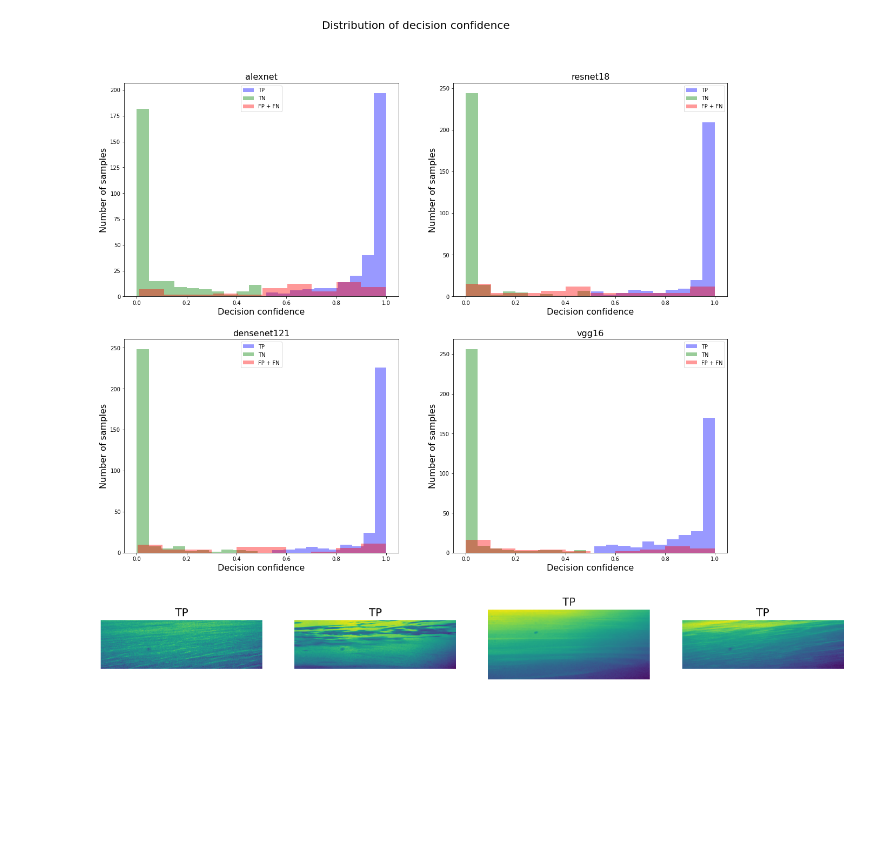
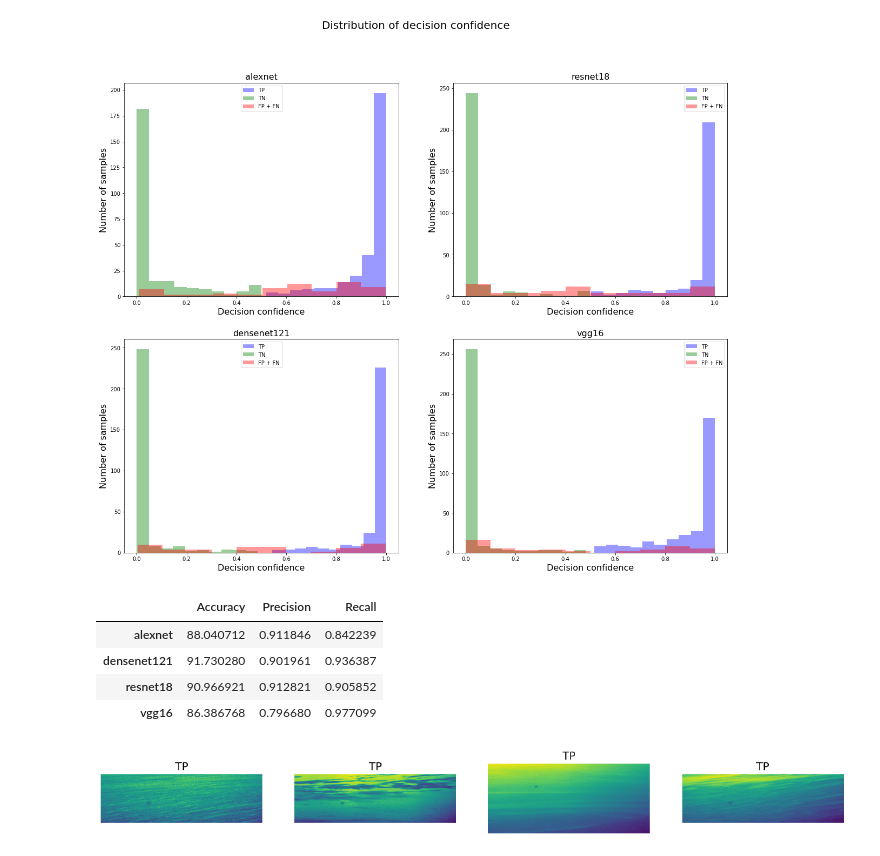
Before and after one commit to gojkoc54/ML_ECOL_project, a Jupyter notebook: src/cnn_results_visualization.ipynb, the cells around one changed output. Drawn from its saved outputs; the diff is of its cells as text; code cells hidden in the pictures; blank space fills up the shorter version.

Commit message:
added a table with test results

```diff
--- a/src/cnn_results_visualization.ipynb
+++ b/src/cnn_results_visualization.ipynb
@@ -120,6 +120,27 @@ for i, (model_name, metrics_path) in enumerate(METRICS_PATHS_DICT.items()):
 plt.show()
 # %% [output]
 [figure]
+# %%
+import pandas as pd
+
+dict_for_df = {}
+for i, (model_name, metrics_path) in enumerate(TEST_METRICS_PATHS_DICT.items()):
+    curr_metrics = torch.load(metrics_path)
+
+    dict_for_df[model_name] = {}
+    dict_for_df[model_name]['Accuracy'] = curr_metrics.get_accuracy()
+    dict_for_df[model_name]['Precision'] = curr_metrics.get_precision()
+    dict_for_df[model_name]['Recall'] = curr_metrics.get_recall()
+
+test_results_df = pd.DataFrame.from_dict(dict_for_df).transpose()
+
+test_results_df
+# %% [output]
+|  | Accuracy | Precision | Recall |
+| alexnet | 88.040712 | 0.911846 | 0.842239 |
+| densenet121 | 91.730280 | 0.901961 | 0.936387 |
+| resnet18 | 90.966921 | 0.912821 | 0.905852 |
+| vgg16 | 86.386768 | 0.796680 | 0.977099 |
 # %%
 NUM_EXAMPLES = 4
 
```
